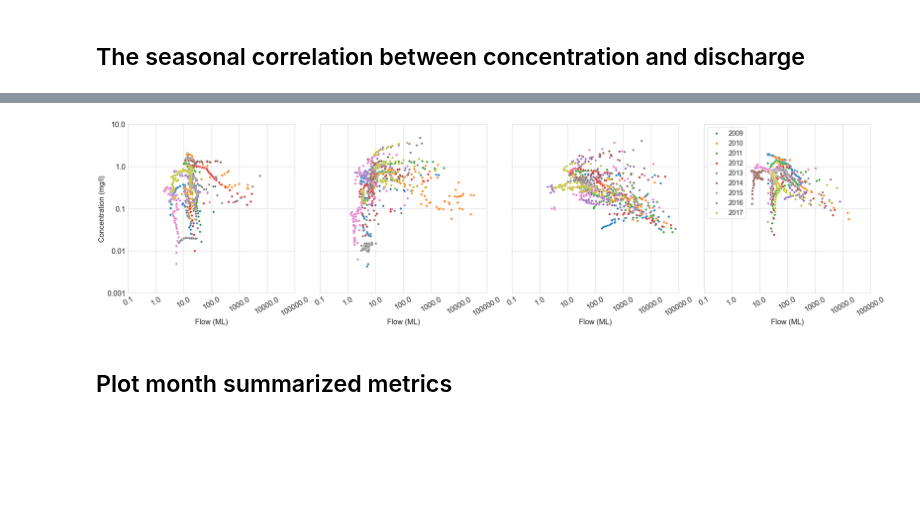
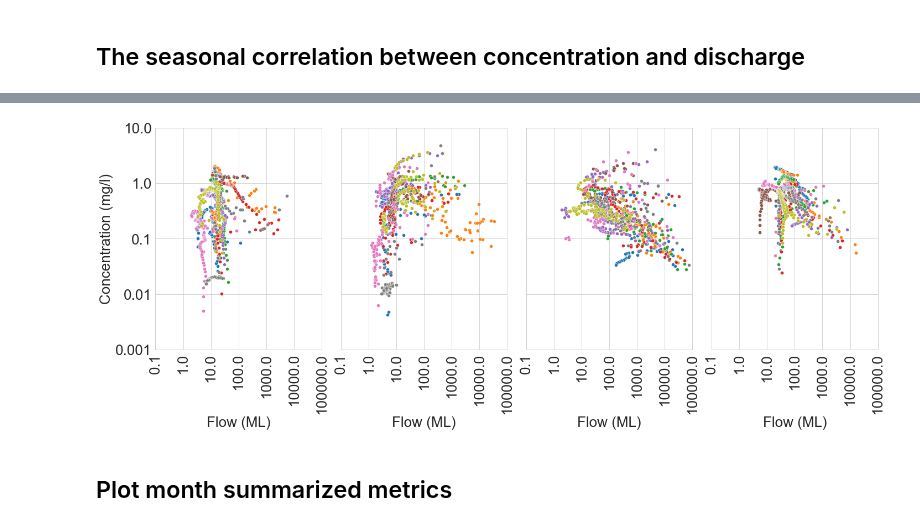
Before and after one commit to QianWanghhu/wqd_analyze, a Jupyter notebook: src/Plotings.ipynb, the cells around one changed output, grey strips where cells are left out. Cells and saved outputs as stored; diff of their text form; code cells hidden in the pictures; blank space fills up the shorter version.

Commit message:
Change the fontsize of ticklabels for seasonal dotty plots.

```diff
--- a/src/Plotings.ipynb
+++ b/src/Plotings.ipynb
@@ -187,26 +184,26 @@ df
 # %%
 sns.set_style('whitegrid')
-_, axes = plt.subplots(1, 4, figsize=(30, 8), sharex=True, sharey=True)
+fig, axes = plt.subplots(1, 4, figsize=(20, 8), sharex=True, sharey=True)
 for tt in time_ranges:
     for ii in range(len(tt) -1):
         start = pd.to_datetime(tt[ii])
         end = pd.to_datetime(tt[ii + 1]) - datetime.timedelta(days=1)
         df = load_flow_loc([start, end], day_load_flow, timestep ='d')
         df_sum = df.sum(axis=0)
         sns.scatterplot(data=df, x=cols[2], y=cols[-1], ax=axes[ii])
 for ax in axes:
     ax.set(xscale="log", yscale="log")
-    ax.set_xticklabels(ax.get_xticks(), fontsize=20, rotation=30)
-    ax.set_yticklabels(ax.get_yticks(), fontsize=20)
-    ax.set_xlabel('Flow (ML)', fontsize=20)
+    ax.set_xticklabels(ax.get_xticks(), fontsize=26, rotation=90)
+    ax.set_yticklabels(ax.get_yticks(), fontsize=26)
+    ax.set_xlabel('Flow (ML)', fontsize=26)
     ax.set_xlim(0.1, 1e5)
     ax.set_ylim(0.001, 1e1)
-axes[0].set_ylabel('Concentration (mg/l)', fontsize=20); #Load (kg) Concentration (mg/l)
-plt.legend(df_ratio.index, fontsize=18);
+axes[0].set_ylabel('Concentration (mg/l)', fontsize=26); #Load (kg) Concentration (mg/l)
+# plt.legend(df_ratio.index, fontsize=24);
 plt.tight_layout()
 plt.savefig(f'{outpath}figs/obs_season_concentration_flow.png', format='png', dpi=300)
 # %% [output]
-[figure, old version]
+[figure, new version]
 # %% [markdown]
 ## Plot month summarized metrics
 # %%
```
Also changed, not shown: parts of 3 cells of this notebook.
